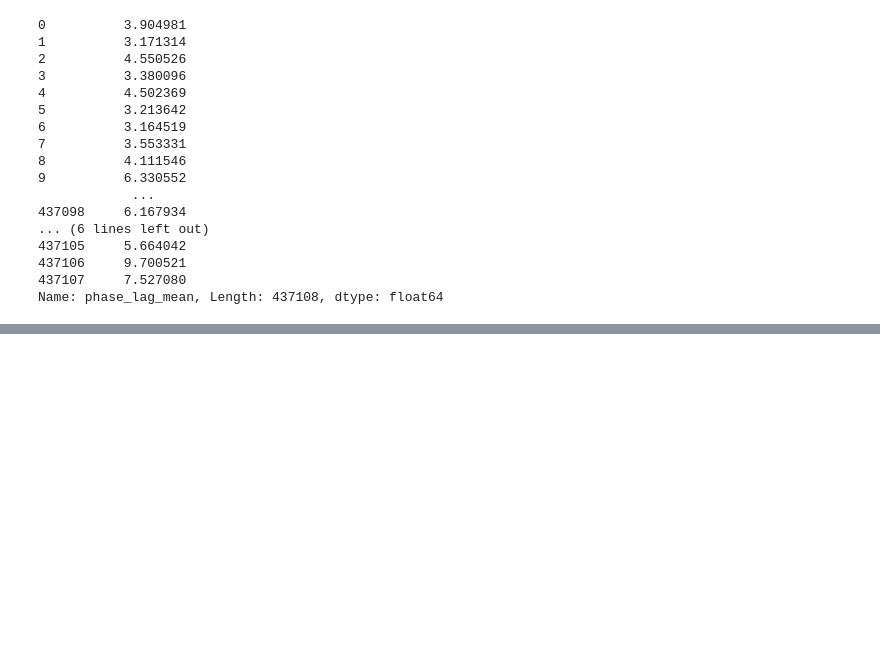
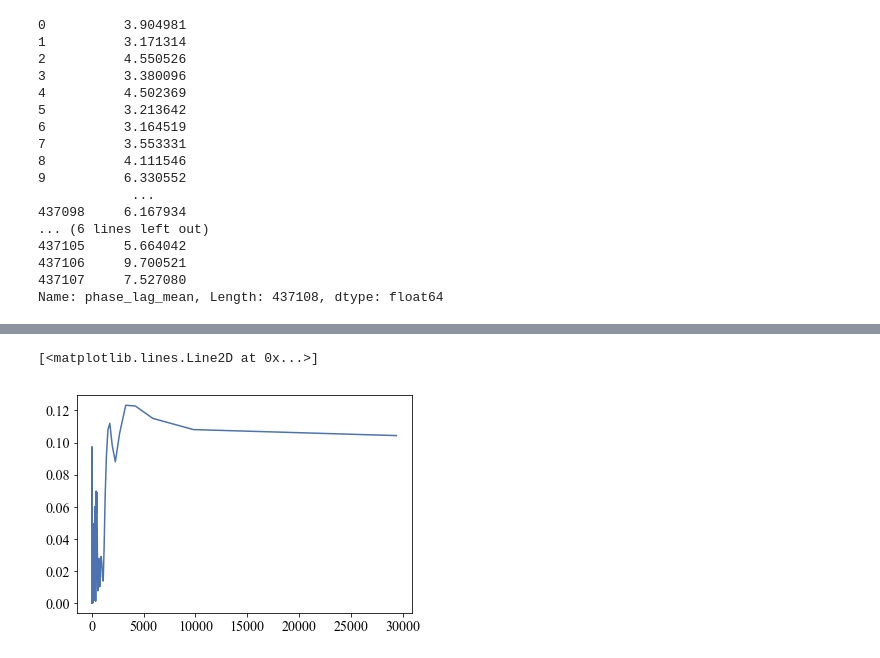
Before and after one commit to thomasmolnar/virac_classifier, a Jupyter notebook: plots/ConfusionMatrix-nofap.ipynb, the cells around one changed output, grey strips where cells are left out. Saved outputs shown, nothing was run; the diff lists cells and outputs as text; code cells hidden in the pictures; blank space fills up the shorter version.

```diff
--- a/plots/ConfusionMatrix-nofap.ipynb
+++ b/plots/ConfusionMatrix-nofap.ipynb
@@ -905,0 +946,19 @@ Name: phase_lag_mean, Length: 437108, dtype: float64
+# %%
+def grab_(ss):
+    lc=get_lightcurve(ss)
+    if(len(lc)==0):
+        return
+    clean = (lc['filterid']==5)&(lc['ambiguous_match']==0)&(lc['ast_res_chisq']<13.)&(lc['chi']<5.)
+    lc = sigclipper(lc[clean])
+    lc['mag']-=np.mean(lc['mag'])
+    return lc
+gg = [grab_(sss) for sss in tt['sourceid'].values[0:100]]
+# %%
+lcc=pd.concat(gg)
+freq,power = LombScargle(lcc['mjdobs'],lcc['mag'],lcc['emag']).autopower(maximum_frequency=20.)
+plt.plot(1./freq, power)
+# plt.xlim(0.9,1.1)
+# plt.axvline(0.9972,ymin=0.8)
+# %% [output]
+[<matplotlib.lines.Line2D at 0x...>]
+[figure, added]
```
Also changed, not shown: parts of 40 cells of this notebook, 6 other files.
